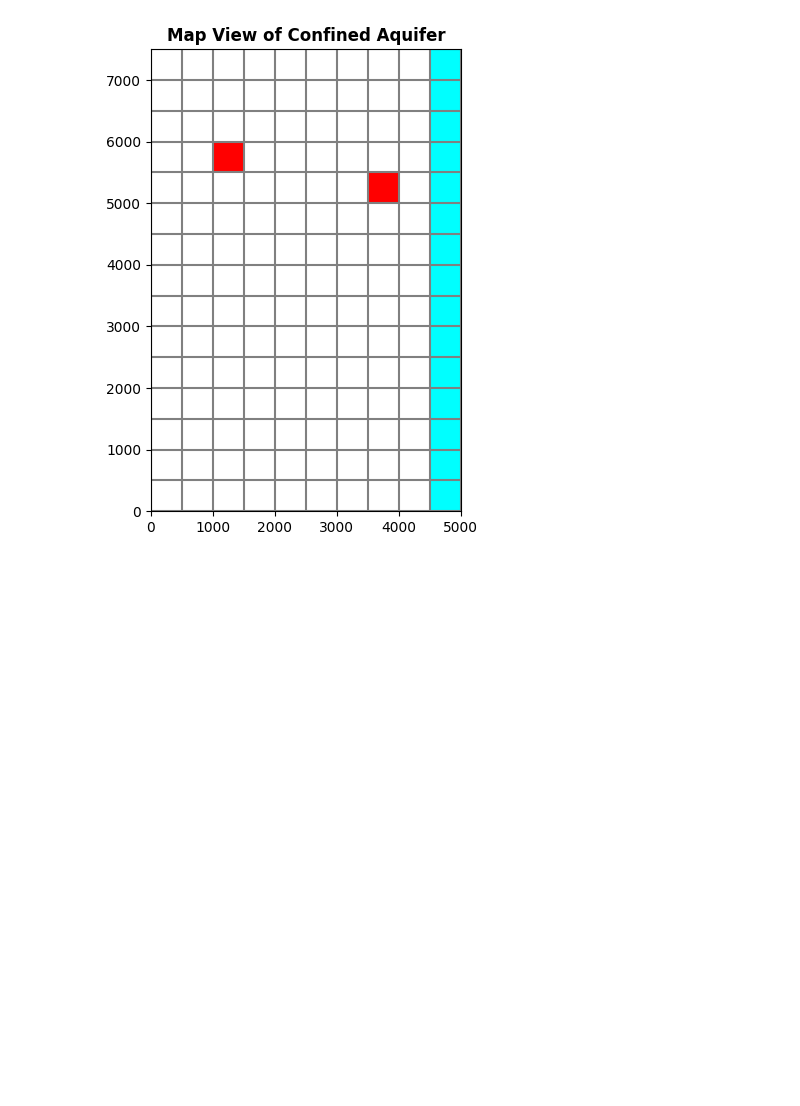
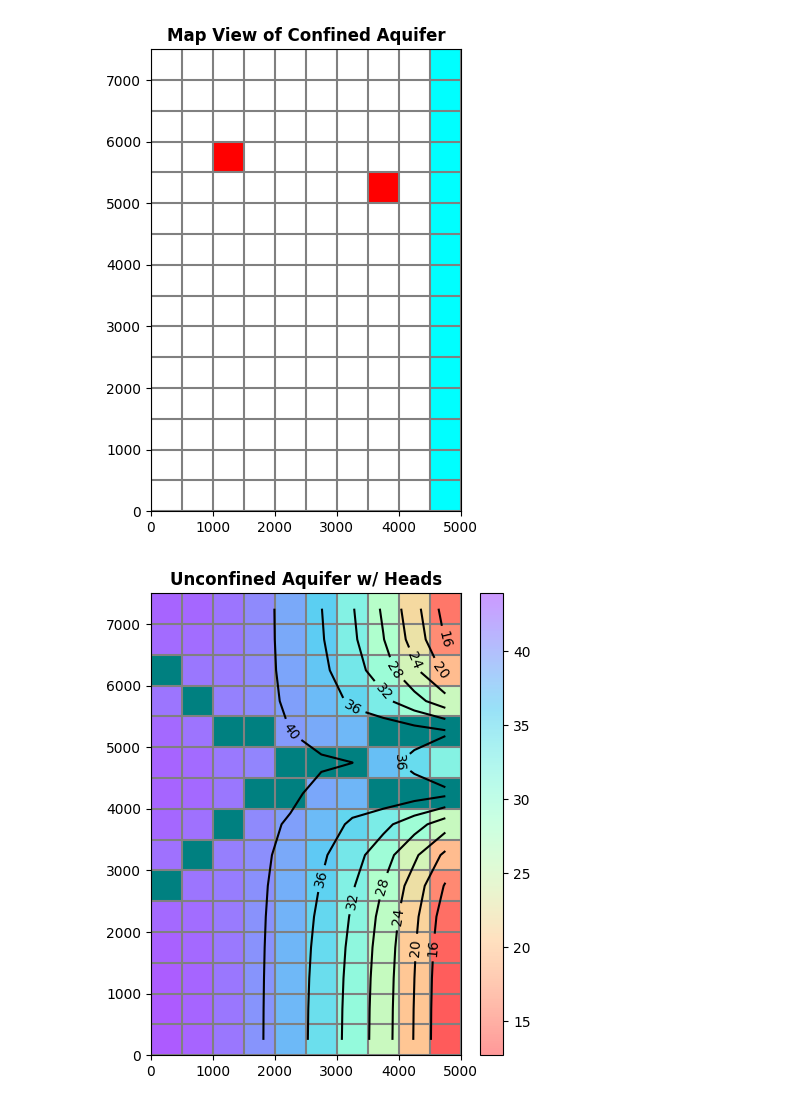
Before and after one commit to dannbuckley/flopy_mf6_work, a Jupyter notebook: notebooks/testing/gwf_advtidal/gwf_advtidal.ipynb, the cells around one changed output. Drawn from its saved outputs; the diff is of its cells as text; code cells hidden in the pictures; blank space fills up the shorter version.

```diff
--- a/notebooks/testing/gwf_advtidal/gwf_advtidal.ipynb
+++ b/notebooks/testing/gwf_advtidal/gwf_advtidal.ipynb
@@ -123,3 +123,7 @@ ex_sim.plot_mapview_confining_unit();
 ex_sim.plot_mapview_confined_aq();
 # %% [output]
 [figure]
+# %%
+ex_sim.plot_heads_unconfined_aq();
+# %% [output]
+[figure, added]
```
Also changed, not shown: parts of 8 cells of this notebook, 31 other files.
